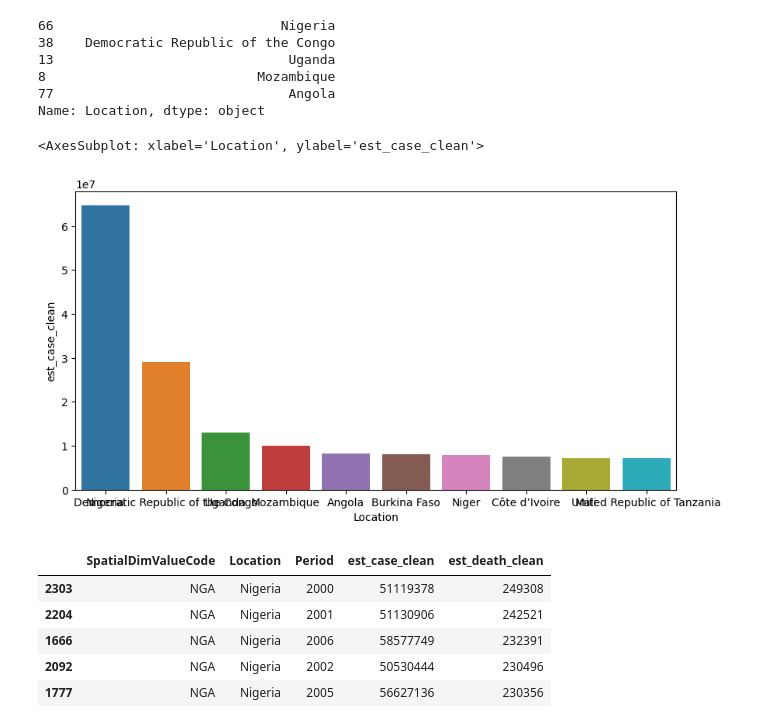
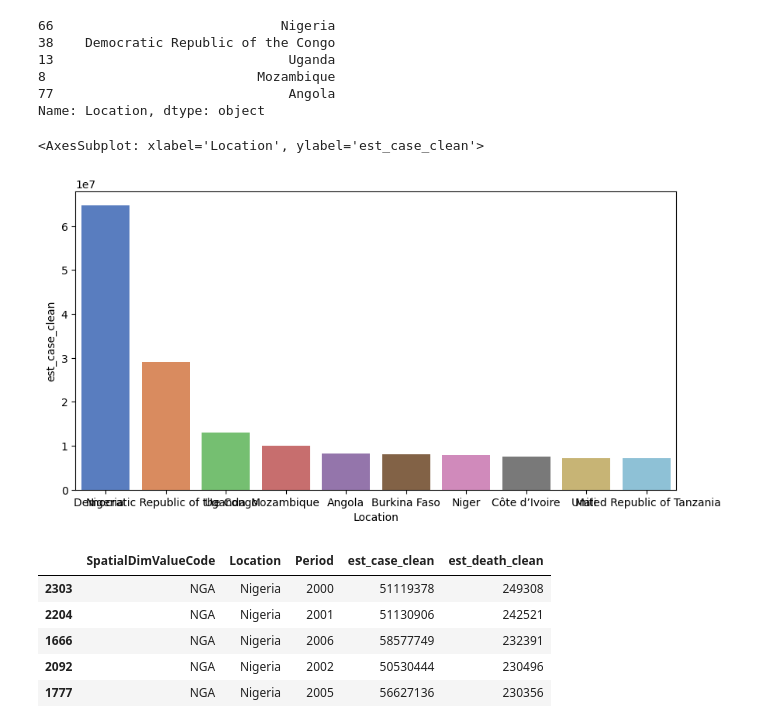
Before and after one commit to fetterollie/Malaria-Data-Exploration, a Jupyter notebook: index.ipynb, the cells around one changed output. Saved outputs shown, nothing was run; the diff lists cells and outputs as text; code cells hidden in the pictures.

```diff
--- a/index.ipynb
+++ b/index.ipynb
@@ -572,10 +572,10 @@ def plot_year_top_ten(year, column):
 # %%
 fig, ax = plt.subplots(figsize=(10, 5))
 sns.barplot(x=sorted_est_case_df.loc[sorted_est_case_df['Period'] == 2020].Location.head(
-    10), y=sorted_est_case_df.loc[sorted_est_case_df['Period'] == 2020].est_case_clean.head(10))
+    10), y=sorted_est_case_df.loc[sorted_est_case_df['Period'] == 2020].est_case_clean.head(10), palette='muted')
 # %% [output]
 <AxesSubplot: xlabel='Location', ylabel='est_case_clean'>
-[figure, old version]
+[figure, new version]
 # %%
 # sorting by estimated deaths
 sorted_est_death_df = est_df.sort_values(by='est_death_clean', ascending=False)
```
Also changed, not shown: parts of 24 cells of this notebook.
